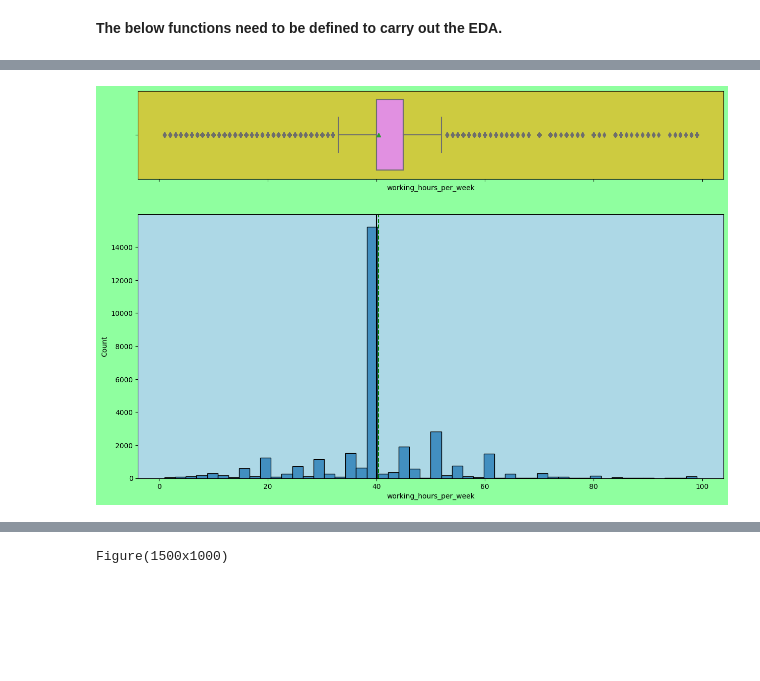
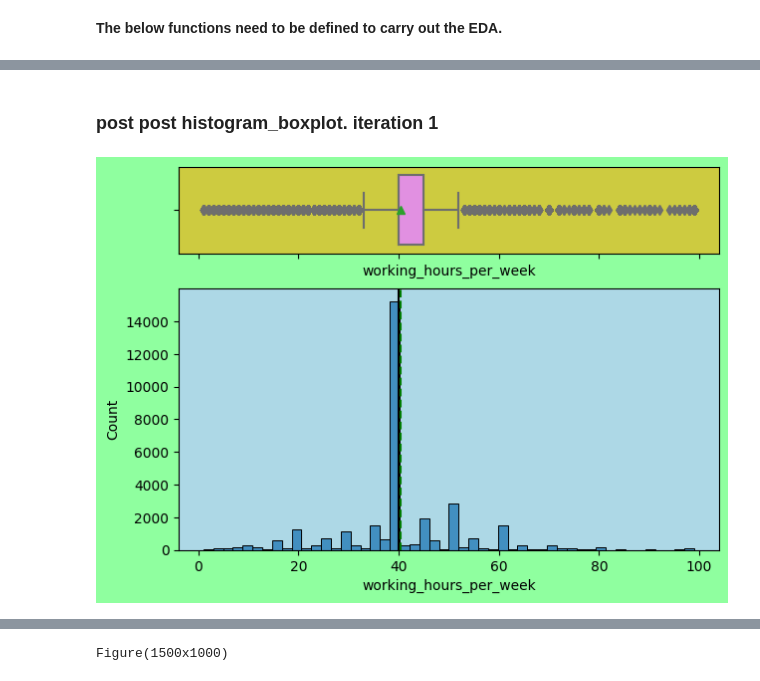
Before and after one commit to CoderSales/machine-learning-classification, a Jupyter notebook: IncomeGroupClassification_CaseStudy_DSBA_V2-v2.ipynb, the cells around one changed output, grey strips where cells are left out. Cells and saved outputs as stored; diff of their text form; code cells hidden in the pictures; blank space fills up the shorter version.

```diff
--- a/IncomeGroupClassification_CaseStudy_DSBA_V2-v2.ipynb
+++ b/IncomeGroupClassification_CaseStudy_DSBA_V2-v2.ipynb
@@ -511,13 +513,15 @@ def distribution_plot_wrt_target(data, predictor, target):
 df = data.copy()
 # %% [output]
 [interactive output not drawn]
+# %% [markdown]
+### post post histogram_boxplot. iteration 1
 # %%
 # from call
 # df, "working_hours_per_week", bins=50)
 # declare vars from distogram_function args
 data=df
 feature="working_hours_per_week"
-figsize=(15, 10)
+figsize=(7, 5)
 kde=False
 # bins=None
 bins=50
@@ -570,32 +574,32 @@ ax_box2.set_facecolor((205/255, 203/255, 64/255)) # rgb(205, 203, 64)
 # https://stackoverflow.com/questions/14088687/how-to-change-plot-background-color
 
 # search string:
 # matplotlib subplots frame color
 # https://www.google.com/search?q=matplotlib+subplots+frame+color&newwindow=1&sxsrf=AJOqlzWsUktzioiJHLh3MCw7QVZQKIoEYQ:1675897845566&source=lnms&tbm=isch&sa=X&ved=2ahUKEwjL647-hYf9AhU3RkEAHVlcAzsQ_AUoAXoECAIQAw&biw=1097&bih=575&dpr=1.75#imgrc=7ljMcfC2jeledM
 
 # matplotlib Docs > matplotlib.axes
 # https://matplotlib.org/stable/api/axes_api.html
 
 # axarr[1,0].set_facecolor('grey')
 # https://stackoverflow.com/questions/23313586/set-background-color-for-subplot
 
 # search string:
 # change plt.subplots background color
 # https://www.google.com/search?q=change+plt.subplots+background+color&oq=change+plt.subplots+background+color&gs_lcrp=EgZjaHJvbWUyBggAEEUYOTILCAEQABgWGB4Y8QQyBwgCEAAYhgMyBwgDEAAYhgMyBwgEEAAYhgMyBwgFEAAYhgMyBwgGEAAYhgPSAQg3NTI0ajBqN6gCALACAA&sourceid=chrome&ie=UTF-8
 
 # How to change axes background color in Matplotlib?
 # https://www.tutorialspoint.com/how-to-change-axes-background-color-in-matplotlib
 
 # search string:
 # how change matplotlib plot background color
 # https://www.google.com/search?q=how+change+matplotlib+plot+background+color&oq=how+change+matplotlib+plot+background+color&gs_lcrp=EgZjaHJvbWUyBggAEEUYOTIGCAEQRRhA0gEJMTIzNTVqMGo3qAIAsAIA&sourceid=chrome&ie=UTF-8
 
 ax_hist2.set_facecolor('lightblue')
 # plt.rc('axes',edgecolor='black')
 # https://stackoverflow.com/questions/7778954/elegantly-changing-the-color-of-a-plot-frame-in-matplotlib
 
 f2.patch.set_facecolor('xkcd:mint green')
 # https://stackoverflow.com/questions/14088687/how-to-change-plot-background-color
 # %% [output]
-[figure, old version]
+[figure, new version]
 [interactive output not drawn]
```
Also changed, not shown: parts of 6 cells of this notebook.
